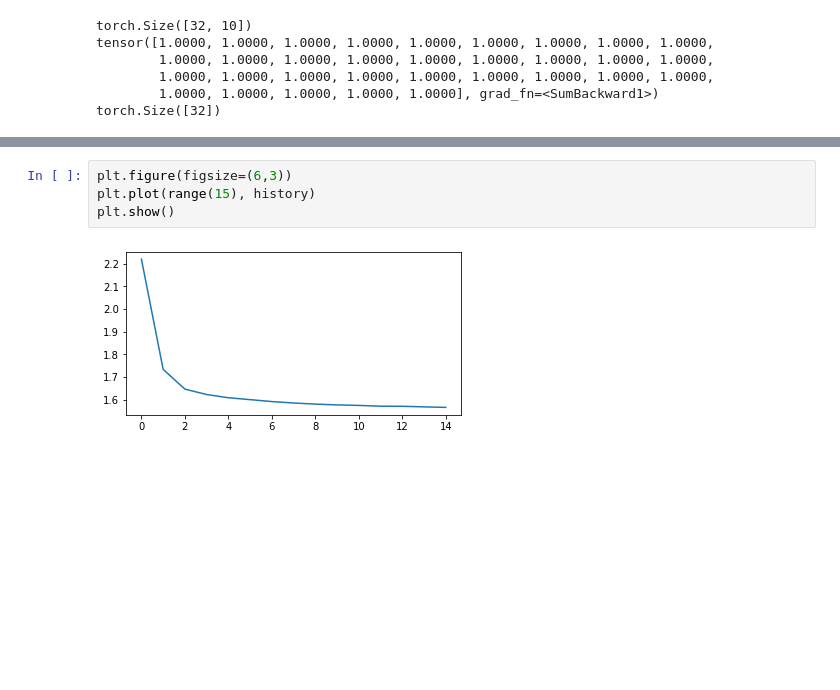
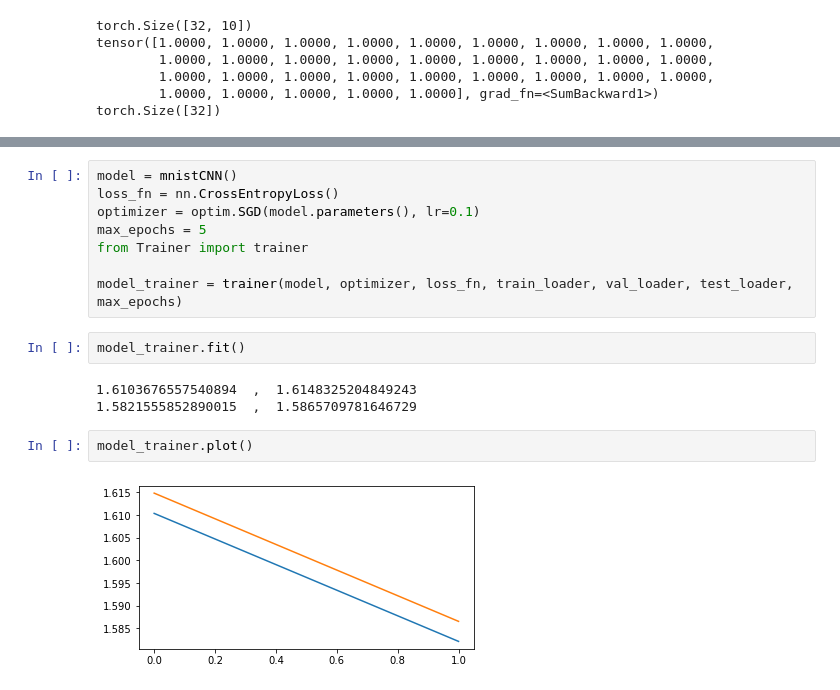
Before and after one commit to AmirMage2020/WS22-23, a Jupyter notebook: 1.MNIST/main.ipynb, the cells around one changed output, grey strips where cells are left out. Saved outputs shown, nothing was run; the diff lists cells and outputs as text; blank space fills up the shorter version.

```diff
--- a/1.MNIST/main.ipynb
+++ b/1.MNIST/main.ipynb
@@ -114,6 +84,17 @@ for epoch in range(max_epochs):
-# %%
-plt.figure(figsize=(6,3))
-plt.plot(range(15), history)
-plt.show()
-# %% [output]
-[figure, removed]
+# %%
+model = mnistCNN()
+loss_fn = nn.CrossEntropyLoss()
+optimizer = optim.SGD(model.parameters(), lr=0.1)
+max_epochs = 5
+from Trainer import trainer
+
+model_trainer = trainer(model, optimizer, loss_fn, train_loader, val_loader, test_loader, max_epochs)
+# %%
+model_trainer.fit()
+# %% [output]
+1.6103676557540894  ,  1.6148325204849243
+1.5821555852890015  ,  1.5865709781646729
+# %%
+model_trainer.plot()
+# %% [output]
+[figure, added]
```
Also changed, not shown: parts of 4 cells of this notebook, 1 other file.
